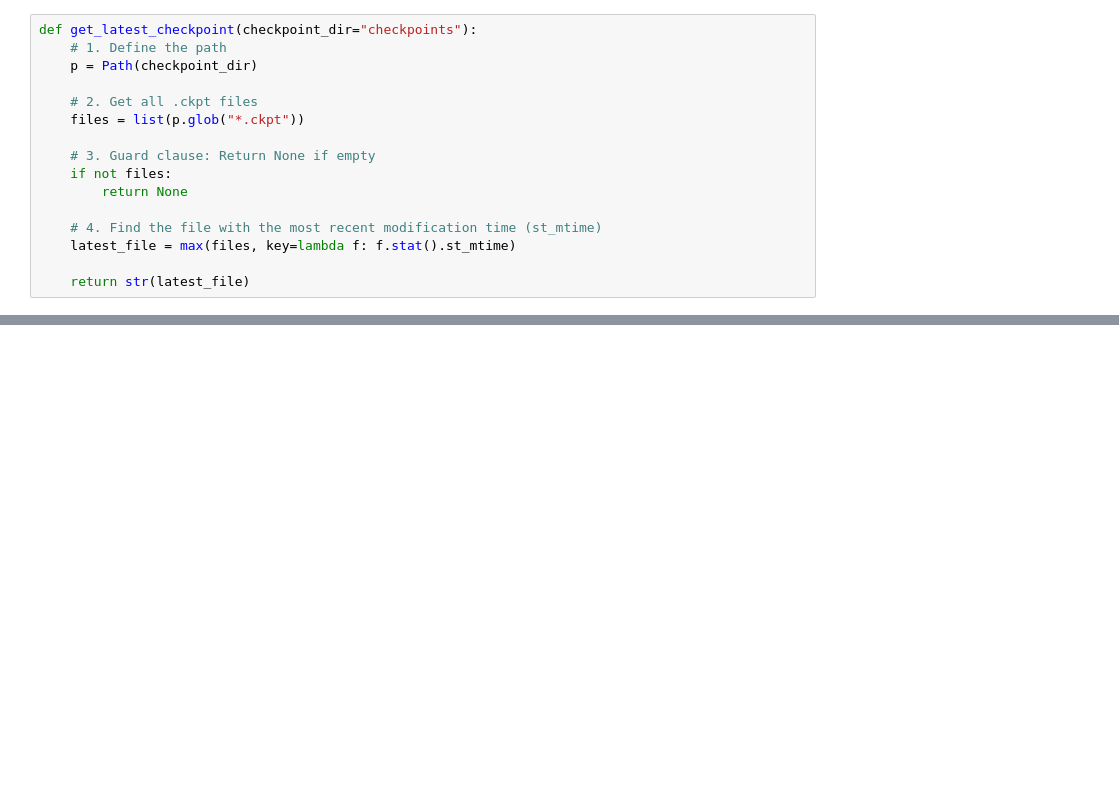
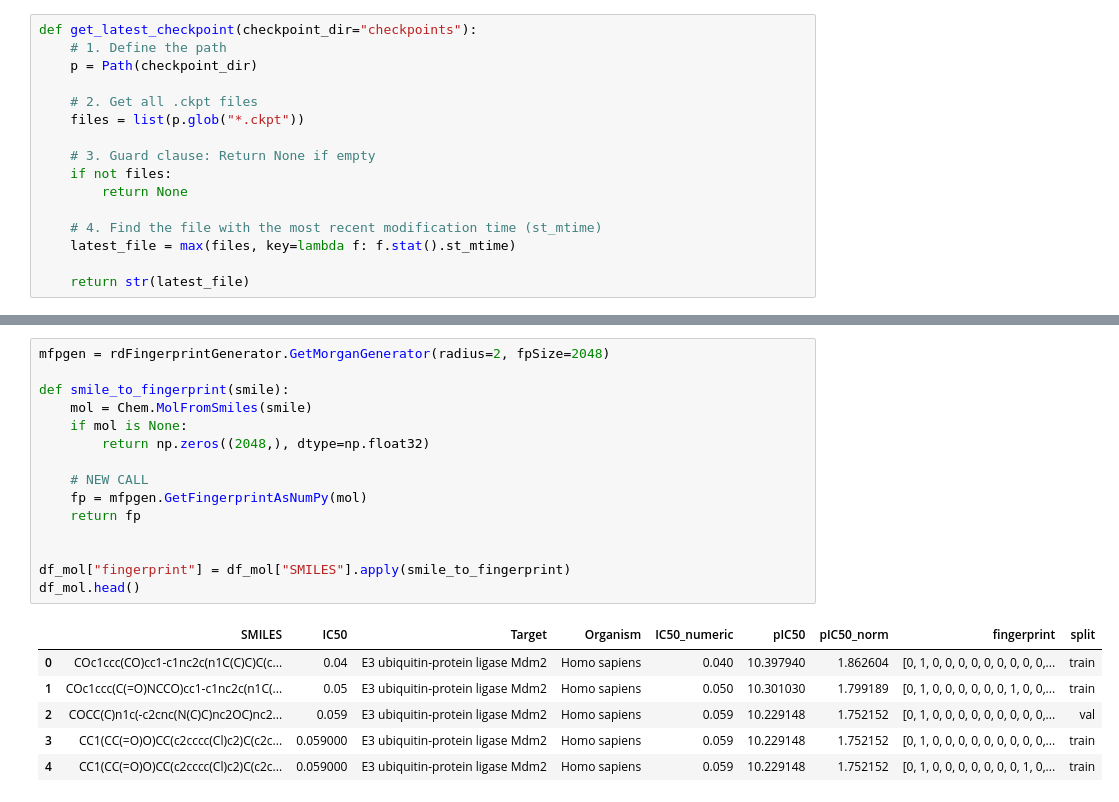
Before and after one commit to Djtrainer/cancer_research, a Jupyter notebook: notebooks/test_graphdta.ipynb, the cells around one changed output, grey strips where cells are left out. Drawn from its saved outputs; the diff is of its cells as text; blank space fills up the shorter version.

```diff
--- a/notebooks/test_graphdta.ipynb
+++ b/notebooks/test_graphdta.ipynb
@@ -225,0 +208,22 @@ Text(0.5, 1.0, 'Graph DTA (GCN) Predicted vs True pIC50\nR2: 0.4792, MSE: 0.8160
+# %%
+mfpgen = rdFingerprintGenerator.GetMorganGenerator(radius=2, fpSize=2048)
+
+def smile_to_fingerprint(smile):
+    mol = Chem.MolFromSmiles(smile)
+    if mol is None:
+        return np.zeros((2048,), dtype=np.float32)
+
+    # NEW CALL
+    fp = mfpgen.GetFingerprintAsNumPy(mol)
+    return fp
+
+
+df_mol["fingerprint"] = df_mol["SMILES"].apply(smile_to_fingerprint)
+df_mol.head()
+# %% [output]
+|  | SMILES | IC50 | Target | Organism | IC50_numeric | pIC50 | pIC50_norm | fingerprint | split |
+| 0 | COc1ccc(CO)cc1-c1nc2c(n1C(C)C)C(c... | 0.04 | E3 ubiquitin-protein ligase Mdm2 | Homo sapiens | 0.040 | 10.397940 | 1.862604 | [0, 1, 0, 0, 0, 0, 0, 0, 0, 0, 0,... | train |
+| 1 | COc1ccc(C(=O)NCCO)cc1-c1nc2c(n1C(... | 0.05 | E3 ubiquitin-protein ligase Mdm2 | Homo sapiens | 0.050 | 10.301030 | 1.799189 | [0, 1, 0, 0, 0, 0, 0, 0, 1, 0, 0,... | train |
+| 2 | COCC(C)n1c(-c2cnc(N(C)C)nc2OC)nc2... | 0.059 | E3 ubiquitin-protein ligase Mdm2 | Homo sapiens | 0.059 | 10.229148 | 1.752152 | [0, 1, 0, 0, 0, 0, 0, 0, 0, 0, 0,... | val |
+| 3 | CC1(CC(=O)O)CC(c2cccc(Cl)c2)C(c2c... | 0.059000 | E3 ubiquitin-protein ligase Mdm2 | Homo sapiens | 0.059 | 10.229148 | 1.752152 | [0, 1, 0, 0, 0, 0, 0, 0, 0, 0, 0,... | train |
+| 4 | CC1(CC(=O)O)CC(c2cccc(Cl)c2)C(c2c... | 0.059000 | E3 ubiquitin-protein ligase Mdm2 | Homo sapiens | 0.059 | 10.229148 | 1.752152 | [0, 1, 0, 0, 0, 0, 0, 0, 0, 1, 0,... | train |
```
Also changed, not shown: parts of 13 cells of this notebook, 6 other files.
